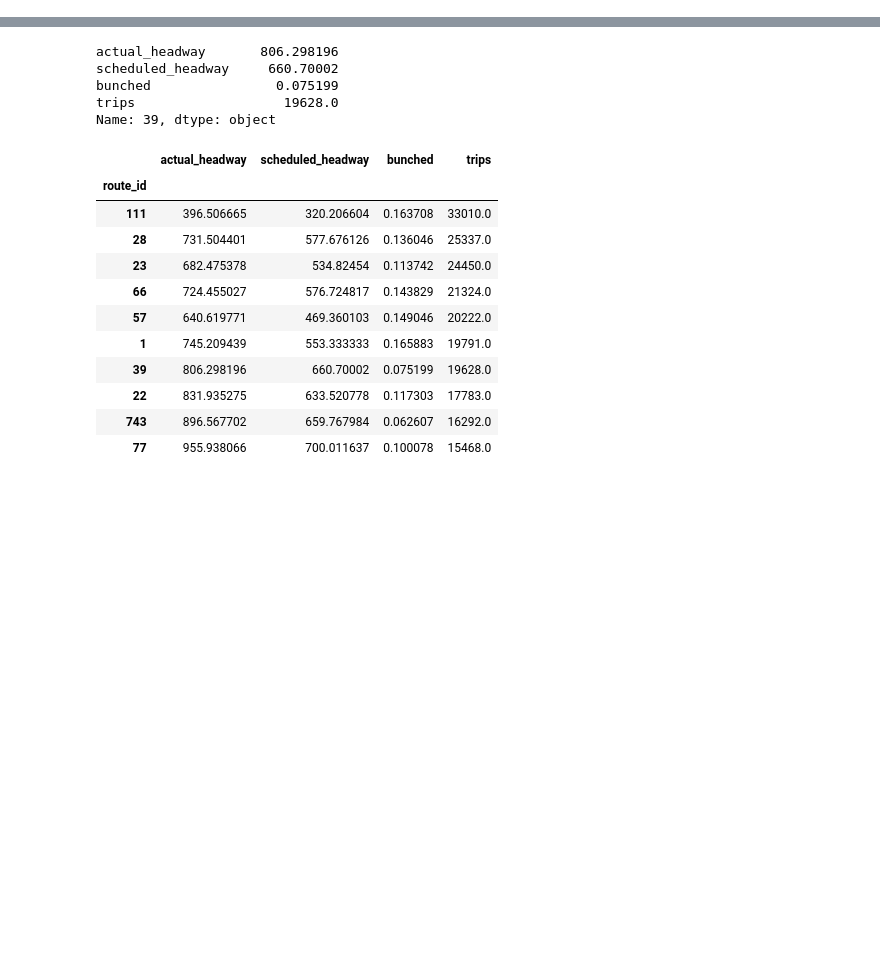
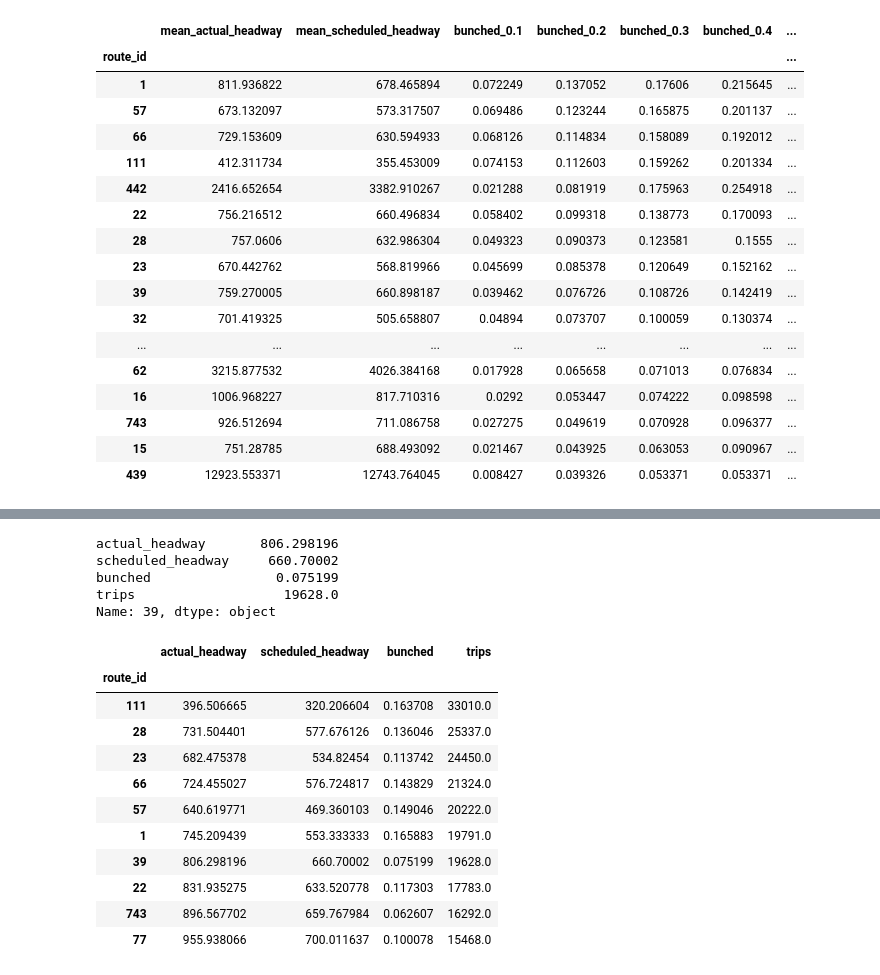
Before and after one commit to transitmatters/bunching-reports, a Jupyter notebook: bunchie_noload.ipynb, the cells around one changed output, grey strips where cells are left out. Cells and saved outputs as stored; diff of their text form; code cells hidden in the pictures; blank space fills up the shorter version.

```diff
--- a/bunchie_noload.ipynb
+++ b/bunchie_noload.ipynb
@@ -101 +109,23 @@ data
+# %%
+data[data.trips > 100].sort_values(by='bunched_0.25', ascending=False).head(20) #oct
+# TODO: check for nan timepoints adding to the bunch (for the 442 esp.)
+# %% [output]
+|  | mean_actual_headway | mean_scheduled_headway | bunched_0.1 | bunched_0.2 | bunched_0.3 | bunched_0.4 | ... |
+| route_id |  |  |  |  |  |  | ... |
+| 1 | 811.936822 | 678.465894 | 0.072249 | 0.137052 | 0.17606 | 0.215645 | ... |
+| 57 | 673.132097 | 573.317507 | 0.069486 | 0.123244 | 0.165875 | 0.201137 | ... |
+| 66 | 729.153609 | 630.594933 | 0.068126 | 0.114834 | 0.158089 | 0.192012 | ... |
+| 111 | 412.311734 | 355.453009 | 0.074153 | 0.112603 | 0.159262 | 0.201334 | ... |
+| 442 | 2416.652654 | 3382.910267 | 0.021288 | 0.081919 | 0.175963 | 0.254918 | ... |
+| 22 | 756.216512 | 660.496834 | 0.058402 | 0.099318 | 0.138773 | 0.170093 | ... |
+| 28 | 757.0606 | 632.986304 | 0.049323 | 0.090373 | 0.123581 | 0.1555 | ... |
+| 23 | 670.442762 | 568.819966 | 0.045699 | 0.085378 | 0.120649 | 0.152162 | ... |
+| 39 | 759.270005 | 660.898187 | 0.039462 | 0.076726 | 0.108726 | 0.142419 | ... |
+| 32 | 701.419325 | 505.658807 | 0.04894 | 0.073707 | 0.100059 | 0.130374 | ... |
+| ... | ... | ... | ... | ... | ... | ... | ... |
+| 62 | 3215.877532 | 4026.384168 | 0.017928 | 0.065658 | 0.071013 | 0.076834 | ... |
+| 16 | 1006.968227 | 817.710316 | 0.0292 | 0.053447 | 0.074222 | 0.098598 | ... |
+| 743 | 926.512694 | 711.086758 | 0.027275 | 0.049619 | 0.070928 | 0.096377 | ... |
+| 15 | 751.28785 | 688.493092 | 0.021467 | 0.043925 | 0.063053 | 0.090967 | ... |
+| 439 | 12923.553371 | 12743.764045 | 0.008427 | 0.039326 | 0.053371 | 0.053371 | ... |
 # %%
```
Also changed, not shown: parts of 6 cells of this notebook, 12 other files.
